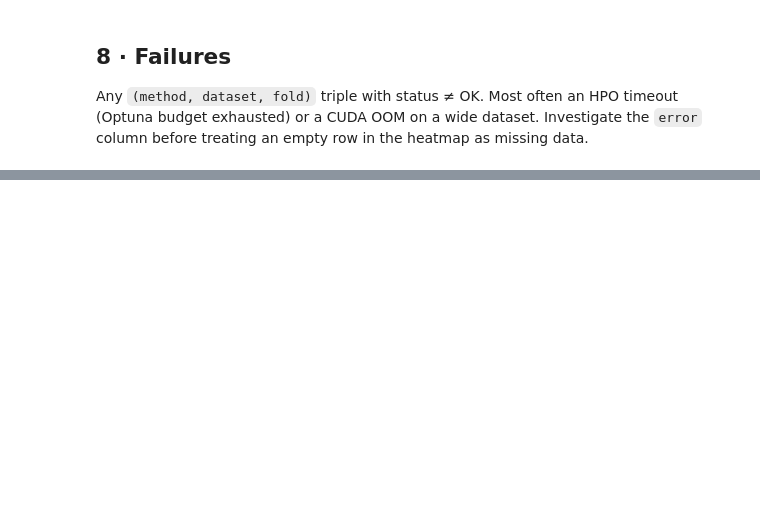
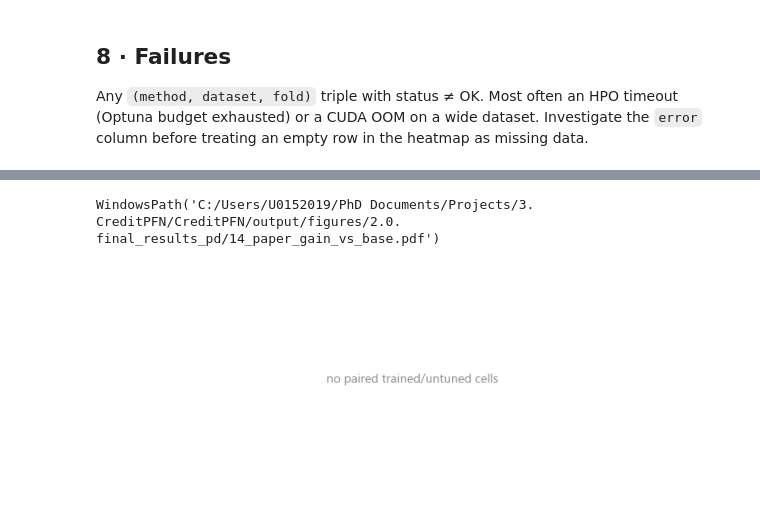
Before and after one commit to andreasgoethals/CreditPFN, a Jupyter notebook: notebooks/2.0. final_results_pd.ipynb, the cells around one changed output, grey strips where cells are left out. Drawn from its saved outputs; the diff is of its cells as text; code cells hidden in the pictures; blank space fills up the shorter version.

```diff
--- a/notebooks/2.0. final_results_pd.ipynb
+++ b/notebooks/2.0. final_results_pd.ipynb
@@ -230,0 +370,6 @@ else:
+# %%
+sink.save(pf.plot_gain_vs_base(raw, METRIC), 'paper_gain_vs_base',
+          caption="Change in roc_auc against the untuned base's score on the same dataset, one point per (checkpoint, dataset), coloured by base checkpoint. The line is an ordinary least-squares fit over all points.")
+# %% [output]
+WindowsPath('C:/Users/U0152019/PhD Documents/Projects/3. CreditPFN/CreditPFN/output/figures/2.0. final_results_pd/14_paper_gain_vs_base.pdf')
+[figure, added]
```
Also changed, not shown: parts of 28 cells of this notebook, 19 other files.
